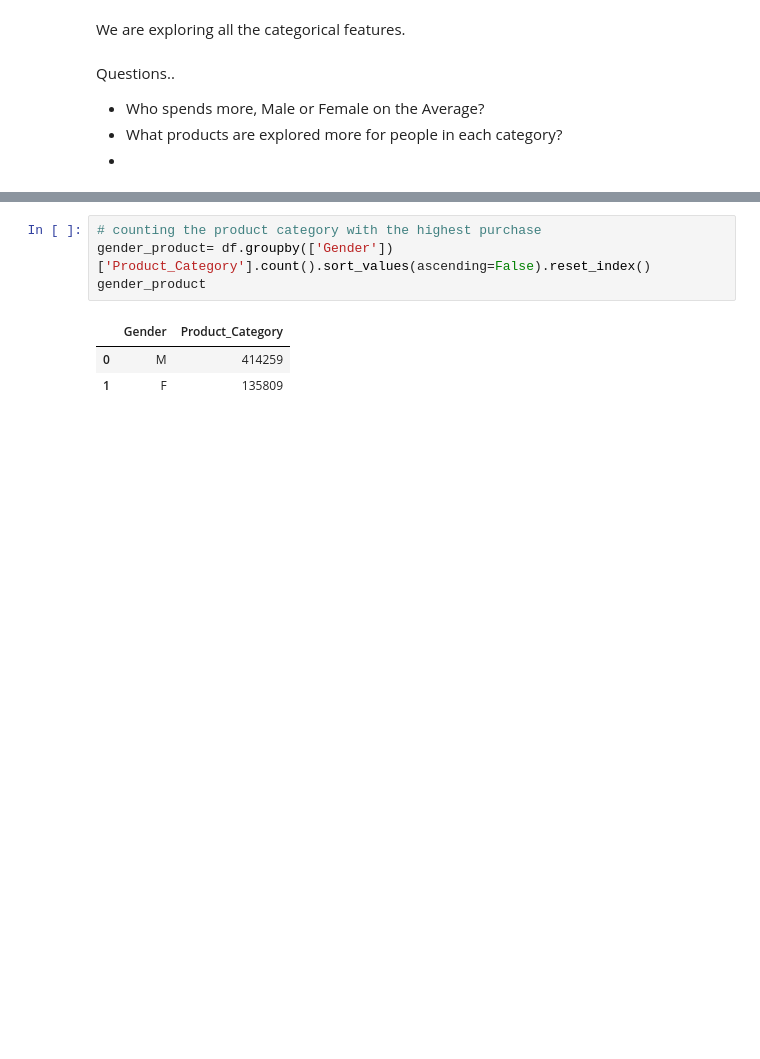
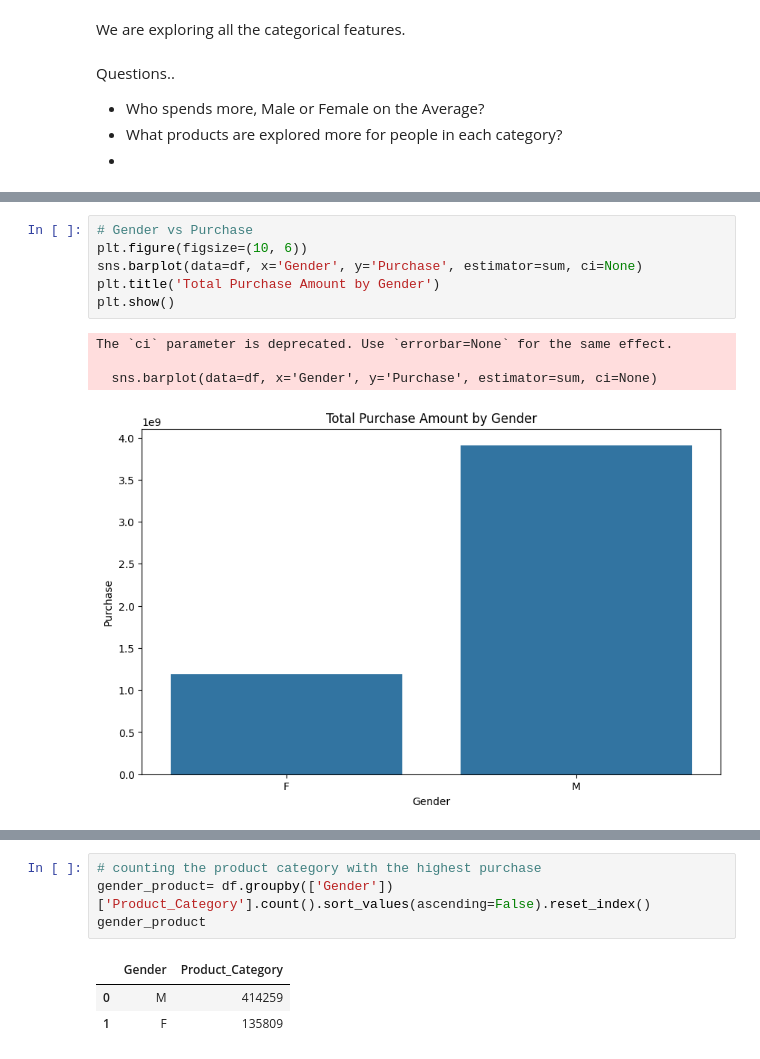
Before and after one commit to timothyafolami/walmart-ecommerce, a Jupyter notebook: Analysis.ipynb, the cells around one changed output, grey strips where cells are left out. Drawn from its saved outputs; the diff is of its cells as text; blank space fills up the shorter version.

```diff
--- a/Analysis.ipynb
+++ b/Analysis.ipynb
@@ -506,3 +515,14 @@ Questions..
+# %%
+# Gender vs Purchase
+plt.figure(figsize=(10, 6))
+sns.barplot(data=df, x='Gender', y='Purchase', estimator=sum, ci=None)
+plt.title('Total Purchase Amount by Gender')
+plt.show()
+# %% [output]
+The `ci` parameter is deprecated. Use `errorbar=None` for the same effect.
+
+  sns.barplot(data=df, x='Gender', y='Purchase', estimator=sum, ci=None)
+[figure, added]
 # %%
 # creating a groupby for the Gender. Aim is to see the average purchase of each
 
```
Also changed, not shown: parts of 33 cells of this notebook.
